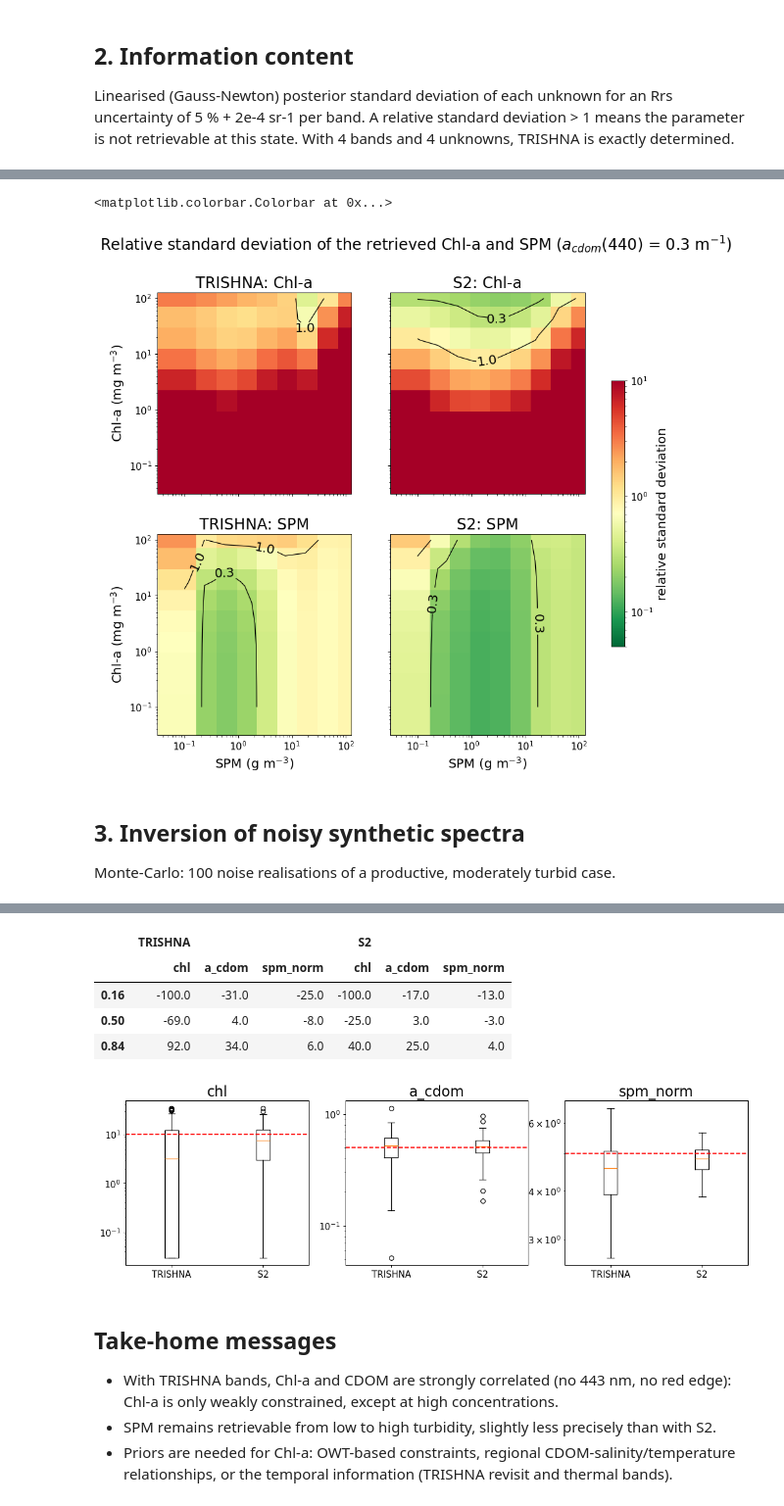
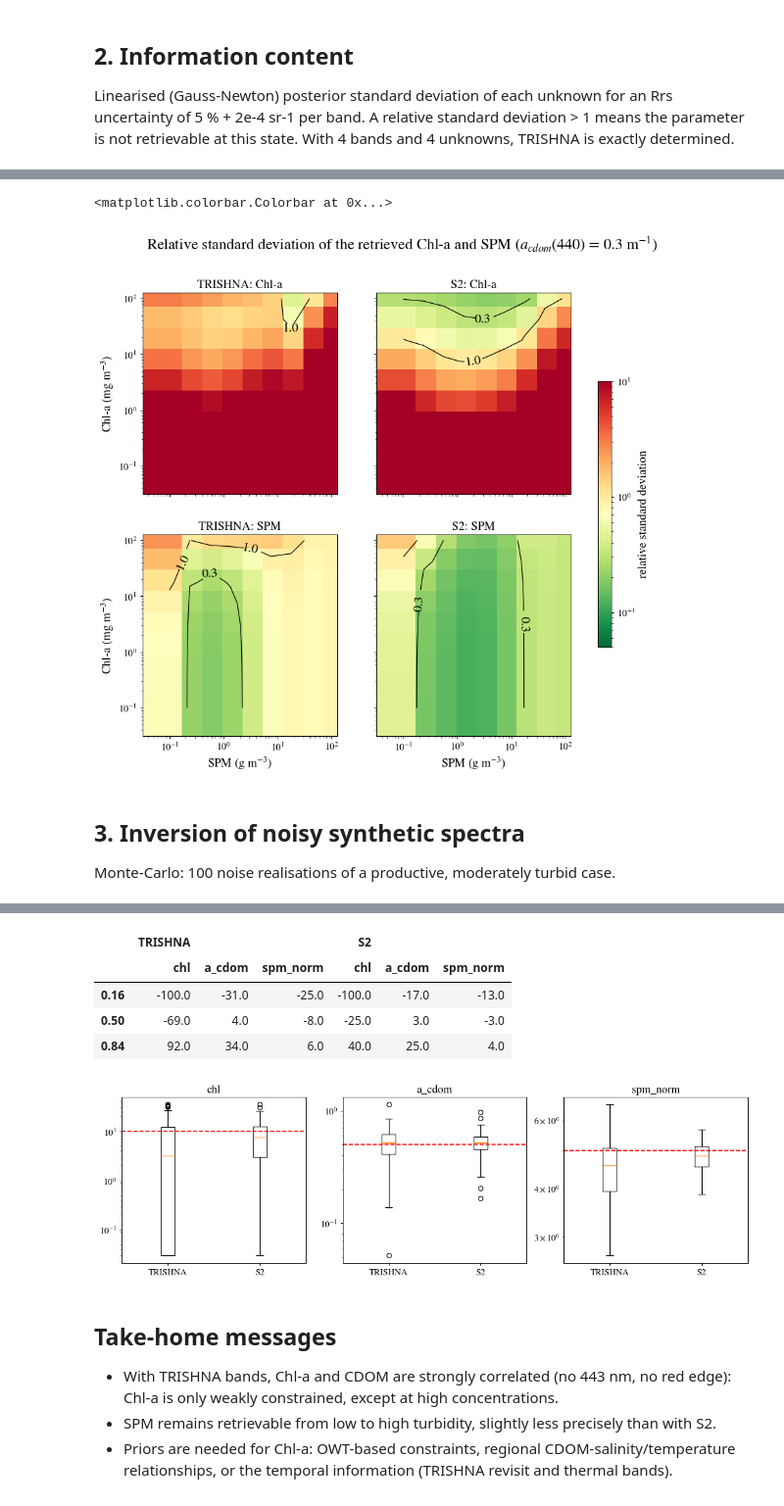
Before and after one commit to Tristanovsk/trishna_tbx, a Jupyter notebook: notebooks/6_trishna_simulations/inversion_information_content.ipynb, the cells around one changed output, grey strips where cells are left out. Shown at 98% size. Saved outputs shown, nothing was run; the diff lists cells and outputs as text; code cells hidden in the pictures.

```diff
--- a/notebooks/6_trishna_simulations/inversion_information_content.ipynb
+++ b/notebooks/6_trishna_simulations/inversion_information_content.ipynb
@@ -35,7 +35,12 @@ from trishna_tbx import TRISHNA, make_s2
 print('trishna_tbx', trishna_tbx.__version__)
 from pathlib import Path
 THUMB_DIR = Path('../thumbnails').resolve() if Path('../thumbnails').exists() else Path('.').resolve()
-plt.rcParams.update({'figure.dpi': 90, 'font.size': 11})
+# plot style: Times-like serif fonts with LaTeX-style math (STIX, no TeX installation needed),
+# larger fonts, minor ticks on all axes
+plt.rcParams.update({'figure.dpi': 90, 'font.size': 14, 'font.family': 'STIXGeneral',
+                     'mathtext.fontset': 'stix', 'axes.titlesize': 15, 'axes.labelsize': 15,
+                     'legend.fontsize': 12, 'xtick.labelsize': 13, 'ytick.labelsize': 13,
+                     'xtick.minor.visible': True, 'ytick.minor.visible': True})
 
 import invRrs.inverse as inv
 from invRrs import utils as u
@@ -109,7 +114,7 @@ fig.suptitle(f'Relative standard deviation of the retrieved Chl-a and SPM ($a_{{
 fig.colorbar(im, ax=axs, shrink=.6, label='relative standard deviation')
 # %% [output]
 <matplotlib.colorbar.Colorbar at 0x...>
-[figure, old version]
+[figure, new version]
 # %% [markdown]
 ## 3. Inversion of noisy synthetic spectra
 Monte-Carlo: 100 noise realisations of a productive, moderately turbid case.
@@ -130,6 +135,7 @@ for n, m in models.items():
 fig, axs = plt.subplots(1, 3, figsize=(15, 4))
 for ax, (p, t) in zip(axs, zip(['chl', 'a_cdom', 'spm_norm'], truth)):
     ax.boxplot([res[n][p] for n in models], labels=list(models)); ax.axhline(t, c='r', ls='--')
+    ax.xaxis.set_minor_locator(plt.NullLocator())
     ax.set_yscale('log'); ax.set_title(p)
 pd.concat({n: (100 * (r.iloc[:, :3].quantile([0.16, 0.5, 0.84]) / truth[:3] - 1)).round(0)
            for n, r in res.items()}, axis=1)
@@ -139,9 +145,9 @@ Wall time: 2.09 s
 |  | TRISHNA |  |  | S2 |  |  |
 |  | chl | a_cdom | spm_norm | chl | a_cdom | spm_norm |
 | 0.16 | -100.0 | -31.0 | -25.0 | -100.0 | -17.0 | -13.0 |
 | 0.50 | -69.0 | 4.0 | -8.0 | -25.0 | 3.0 | -3.0 |
 | 0.84 | 92.0 | 34.0 | 6.0 | 40.0 | 25.0 | 4.0 |
-[figure, old version]
+[figure, new version]
 # %% [markdown]
 ## Take-home messages
 - With TRISHNA bands, Chl-a and CDOM are strongly correlated (no 443 nm, no red edge): Chl-a
```
Also changed, not shown: parts of 3 cells of this notebook, 35 other files.
